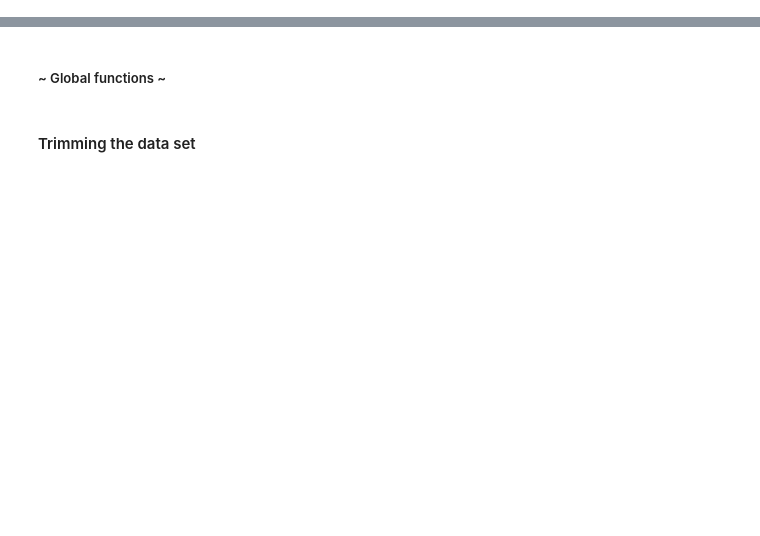
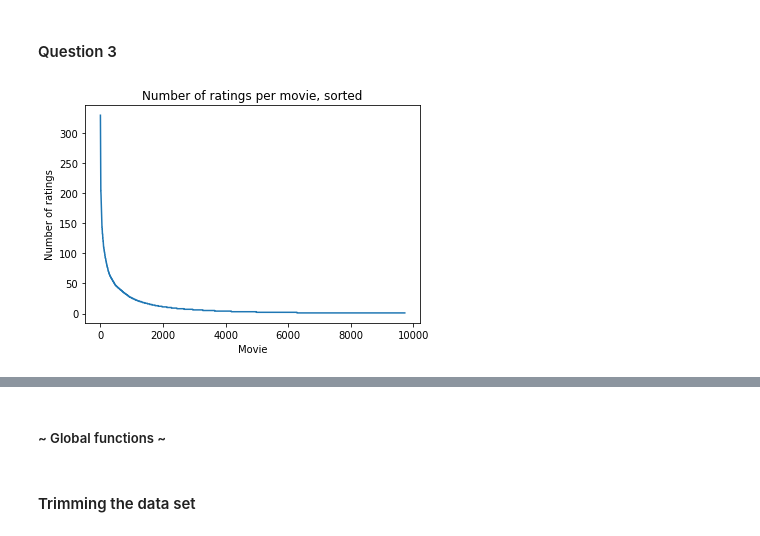
Before and after one commit to 219Winter2019adjz/Project3, a Jupyter notebook: Proj3.ipynb, the cells around one changed output, grey strips where cells are left out. Drawn from its saved outputs; the diff is of its cells as text; code cells hidden in the pictures; blank space fills up the shorter version.

```diff
--- a/Proj3.ipynb
+++ b/Proj3.ipynb
@@ -37,0 +63,17 @@ for rating in ratings:
+# %% [markdown]
+#### Question 3
+# %%
+# Distribution of number of ratings received per movie.
+
+movies = rating_matrix[:,1]
+movie_id, counts = np.unique(movies, return_counts=True)
+counts_sorted = np.sort(counts)[::-1]
+
+plt.figure()
+plt.plot(counts_sorted)
+plt.title('Number of ratings per movie, sorted')
+plt.xlabel('Movie')
+plt.ylabel('Number of ratings')
+plt.show()
+# %% [output]
+[figure, added]
```
Also changed, not shown: parts of 37 cells of this notebook.
